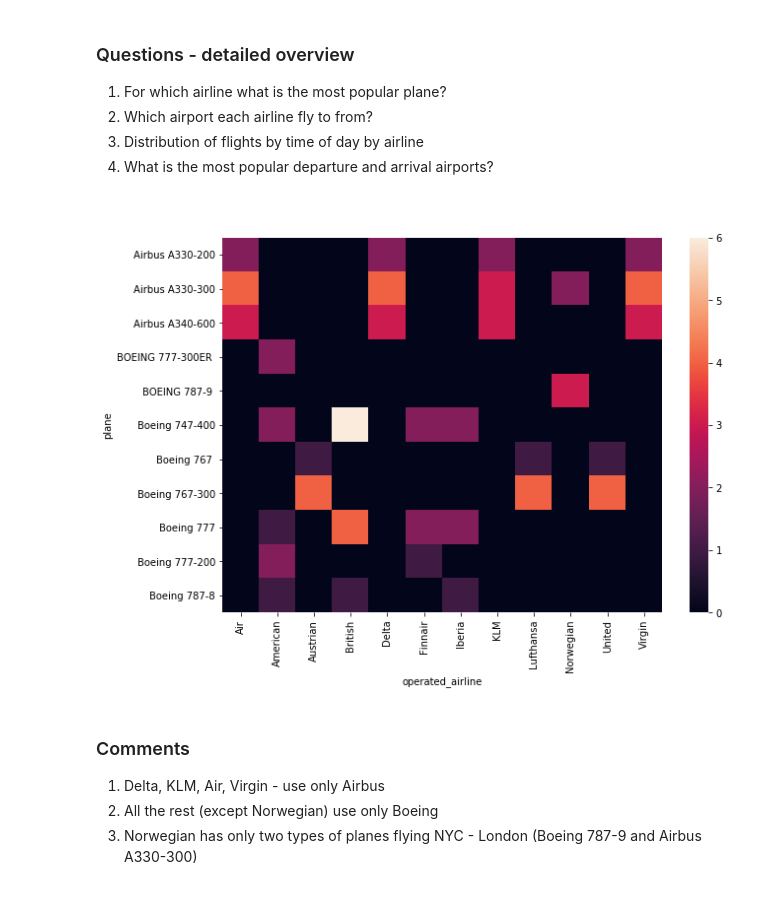
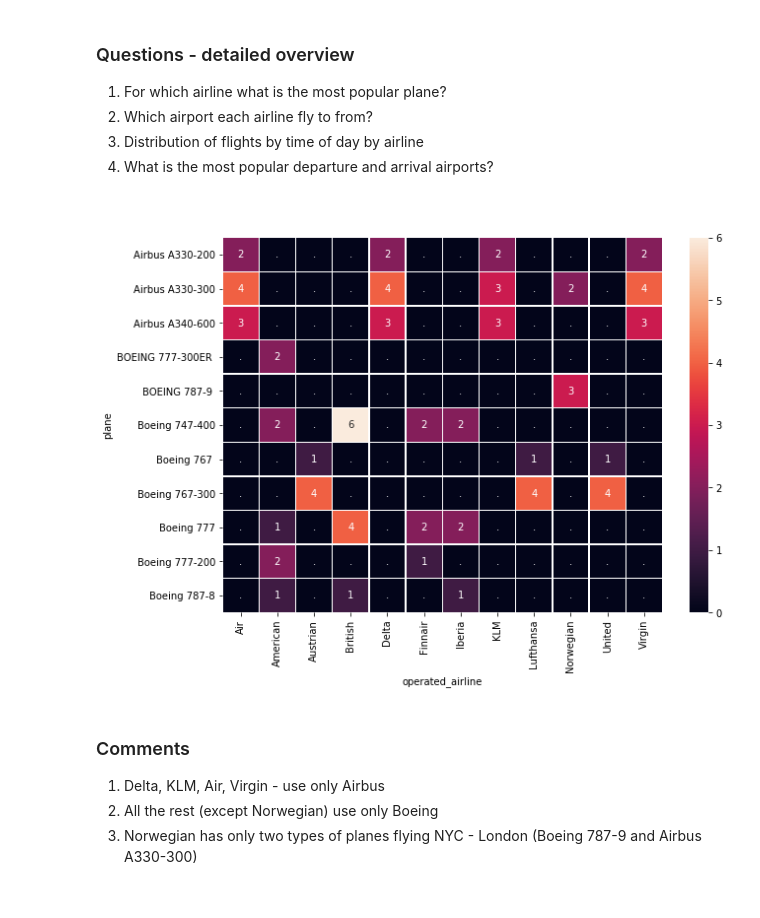
Before and after one commit to jelenalor/analytics_Flights, a Jupyter notebook: FlightPrices_24h.ipynb, the cells around one changed output. Saved outputs shown, nothing was run; the diff lists cells and outputs as text; code cells hidden in the pictures.

Commit message:
update to heatmap

```diff
--- a/FlightPrices_24h.ipynb
+++ b/FlightPrices_24h.ipynb
@@ -199,12 +199,14 @@ JFK and Heathrow most popular airports <br>
 <br>
 # %%
 plane_airline_gp = original_flights.groupby(["plane", "operated_airline"]).count()["airline"].reset_index()
+pv = pd.pivot_table(data = plane_airline_gp, index = "plane",\
+                           columns = "operated_airline", values = "airline", aggfunc=np.sum, fill_value=0)
+pv_annot = pv.replace(0, ".")
 plt.figure(figsize = (10, 7))
-sns.heatmap(pd.pivot_table(data = plane_airline_gp, index = "plane",\
-                           columns = "operated_airline", values = "airline", aggfunc=np.sum, fill_value=0))
+sns.heatmap(pv, annot=pv_annot.astype(str), fmt="", linewidths=.5)
 plt.show()
 # %% [output]
-[figure, old version]
+[figure, new version]
 # %% [markdown]
 ### Comments
 
```
Also changed, not shown: parts of 1 cell of this notebook, 1 other file.
